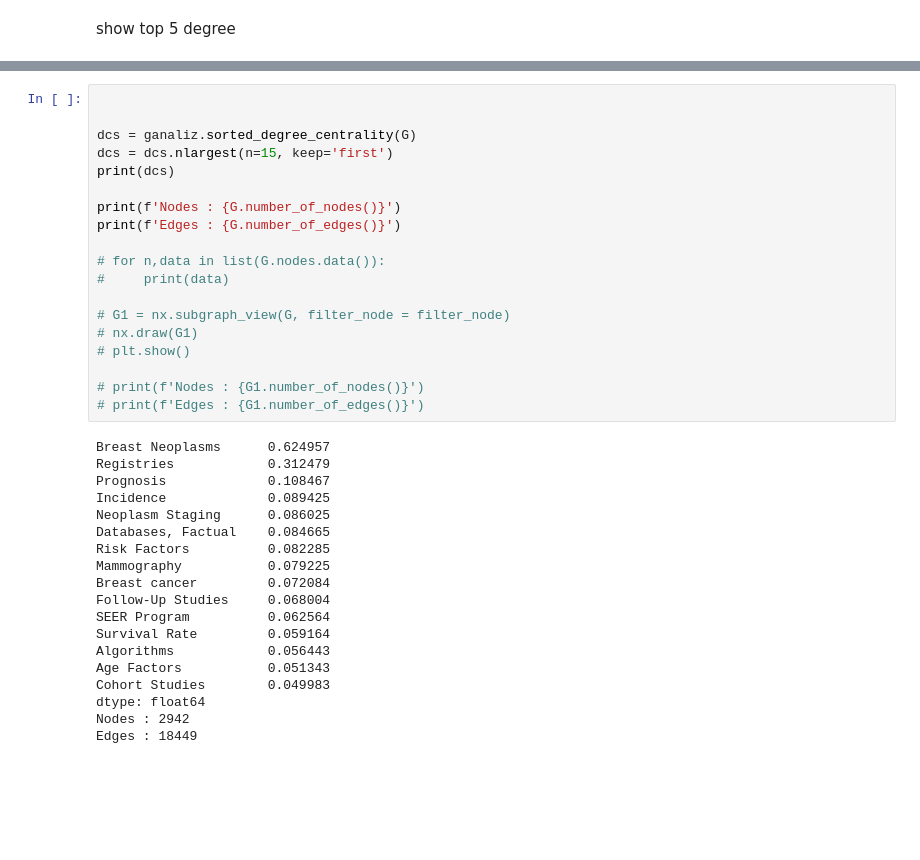
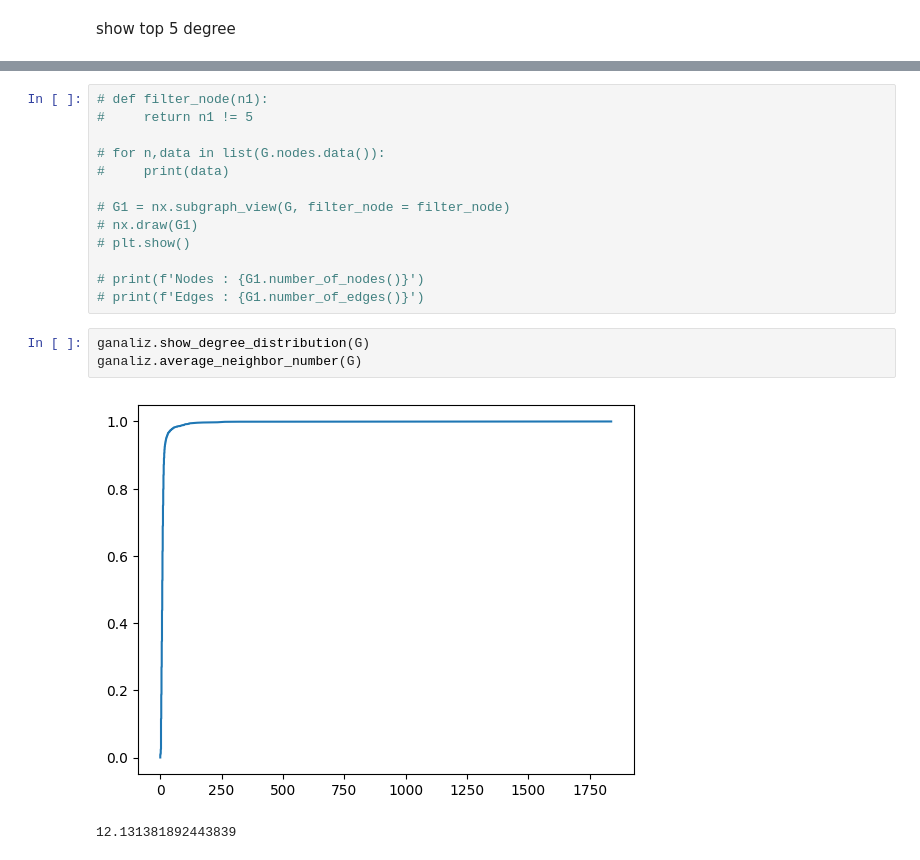
Before and after one commit to EhsanBitaraf/triple-a, a Jupyter notebook: jupyter_lab/test.ipynb, the cells around one changed output, grey strips where cells are left out. Cells and saved outputs as stored; diff of their text form; blank space fills up the shorter version.

```diff
--- a/jupyter_lab/test.ipynb
+++ b/jupyter_lab/test.ipynb
@@ -81,12 +104,6 @@ def filter_node(n1):
 # %%
-
-
-dcs = ganaliz.sorted_degree_centrality(G)
-dcs = dcs.nlargest(n=15, keep='first')
-print(dcs)
-
-print(f'Nodes : {G.number_of_nodes()}')
-print(f'Edges : {G.number_of_edges()}')
+# def filter_node(n1):
+#     return n1 != 5
 
 # for n,data in list(G.nodes.data()):
 #     print(data)
@@ -97,22 +114,9 @@ print(f'Edges : {G.number_of_edges()}')
 
 # print(f'Nodes : {G1.number_of_nodes()}')
 # print(f'Edges : {G1.number_of_edges()}')
-# %% [output]
-Breast Neoplasms      0.624957
-Registries            0.312479
-Prognosis             0.108467
-Incidence             0.089425
-Neoplasm Staging      0.086025
-Databases, Factual    0.084665
-Risk Factors          0.082285
-Mammography           0.079225
-Breast cancer         0.072084
-Follow-Up Studies     0.068004
-SEER Program          0.062564
-Survival Rate         0.059164
-Algorithms            0.056443
-Age Factors           0.051343
-Cohort Studies        0.049983
-dtype: float64
-Nodes : 2942
-Edges : 18449
+# %%
+ganaliz.show_degree_distribution(G)
+ganaliz.average_neighbor_number(G)
+# %% [output]
+[figure, added]
+12.131381892443839
```
Also changed, not shown: parts of 7 cells of this notebook, 34 other files.
